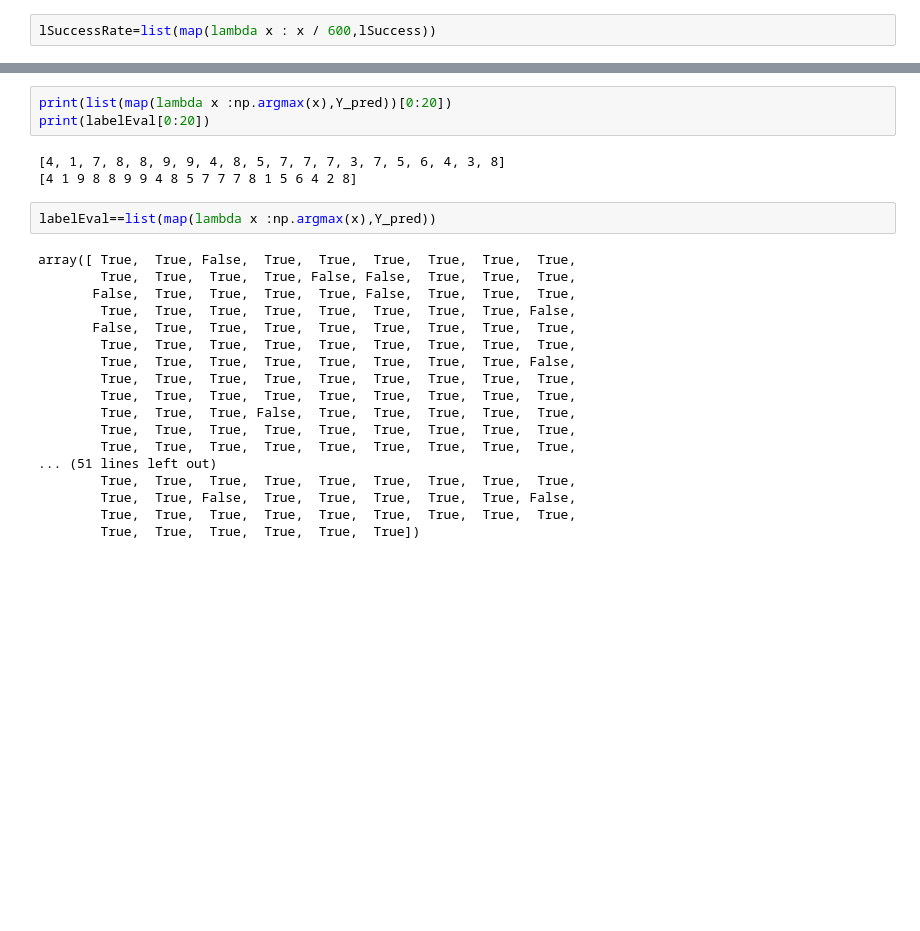
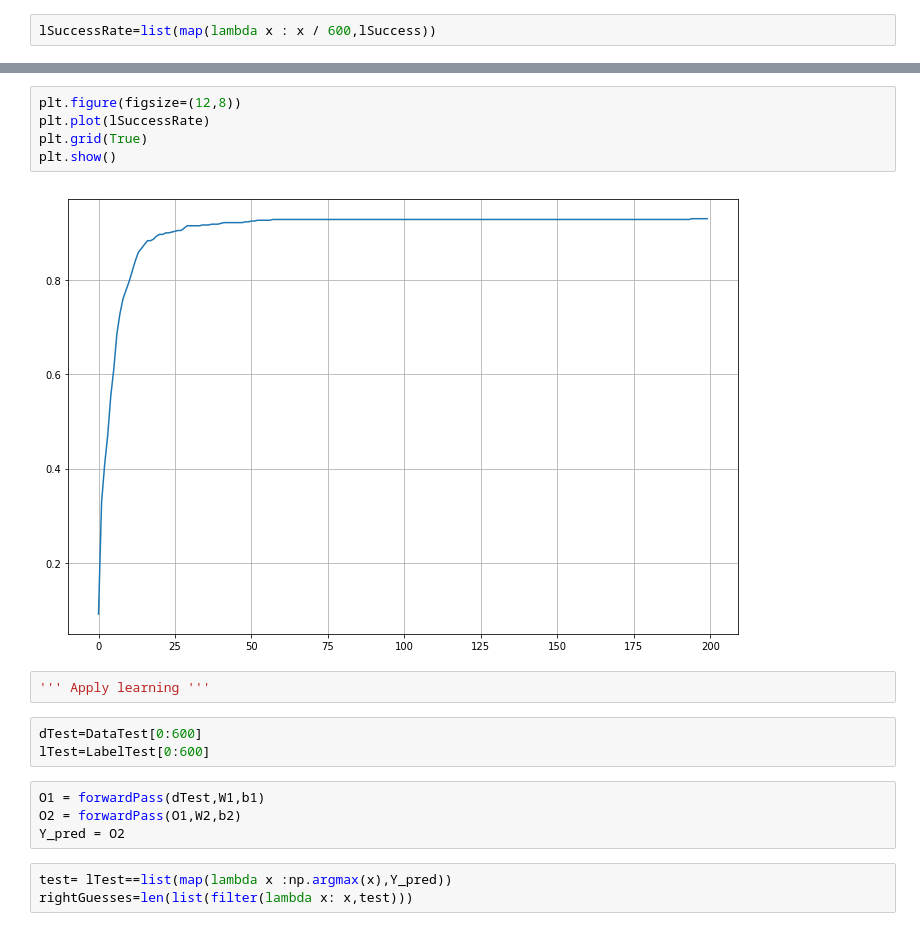
Before and after one commit to FrancoisPgm/apprentissage_auto, a Jupyter notebook: DeepLearning.ipynb, the cells around one changed output, grey strips where cells are left out. Drawn from its saved outputs; the diff is of its cells as text; blank space fills up the shorter version.

Commit message:
First evalution on test set.

```diff
--- a/DeepLearning.ipynb
+++ b/DeepLearning.ipynb
@@ -226,26 +226,19 @@ showLearning(lR)
+# %%
+plt.figure(figsize=(12,8))
+plt.plot(lSuccessRate)
+plt.grid(True)
+plt.show()
+# %% [output]
+[figure, added]
+# %%
+''' Apply learning '''
+# %%
+dTest=DataTest[0:600]
+lTest=LabelTest[0:600]
+# %%
+O1 = forwardPass(dTest,W1,b1)
+O2 = forwardPass(O1,W2,b2)
+Y_pred = O2
 # %%
-print(list(map(lambda x :np.argmax(x),Y_pred))[0:20])
-print(labelEval[0:20])
+test= lTest==list(map(lambda x :np.argmax(x),Y_pred))
+rightGuesses=len(list(filter(lambda x: x,test)))
-# %% [output]
-[4, 1, 7, 8, 8, 9, 9, 4, 8, 5, 7, 7, 7, 3, 7, 5, 6, 4, 3, 8]
-[4 1 9 8 8 9 9 4 8 5 7 7 7 8 1 5 6 4 2 8]
-# %%
-labelEval==list(map(lambda x :np.argmax(x),Y_pred))
-# %% [output]
-array([ True,  True, False,  True,  True,  True,  True,  True,  True,
-        True,  True,  True,  True, False, False,  True,  True,  True,
-       False,  True,  True,  True,  True, False,  True,  True,  True,
-        True,  True,  True,  True,  True,  True,  True,  True, False,
-       False,  True,  True,  True,  True,  True,  True,  True,  True,
-        True,  True,  True,  True,  True,  True,  True,  True,  True,
-        True,  True,  True,  True,  True,  True,  True,  True, False,
-        True,  True,  True,  True,  True,  True,  True,  True,  True,
-        True,  True,  True,  True,  True,  True,  True,  True,  True,
-        True,  True,  True, False,  True,  True,  True,  True,  True,
-        True,  True,  True,  True,  True,  True,  True,  True,  True,
-        True,  True,  True,  True,  True,  True,  True,  True,  True,
-... (51 lines left out)
-        True,  True,  True,  True,  True,  True,  True,  True,  True,
-        True,  True, False,  True,  True,  True,  True,  True, False,
-        True,  True,  True,  True,  True,  True,  True,  True,  True,
-        True,  True,  True,  True,  True,  True])
```
Also changed, not shown: parts of 3 cells of this notebook.
